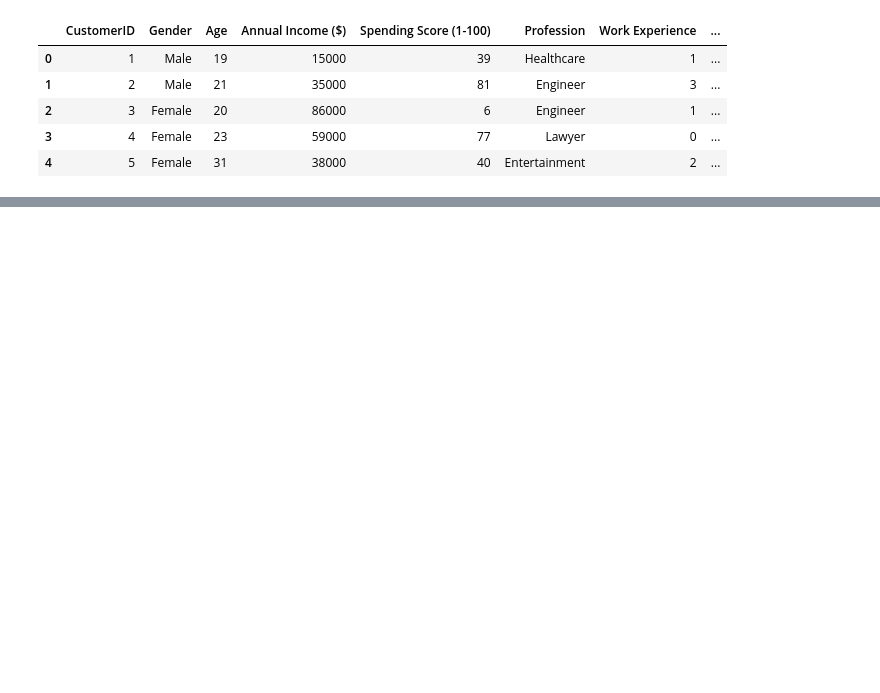
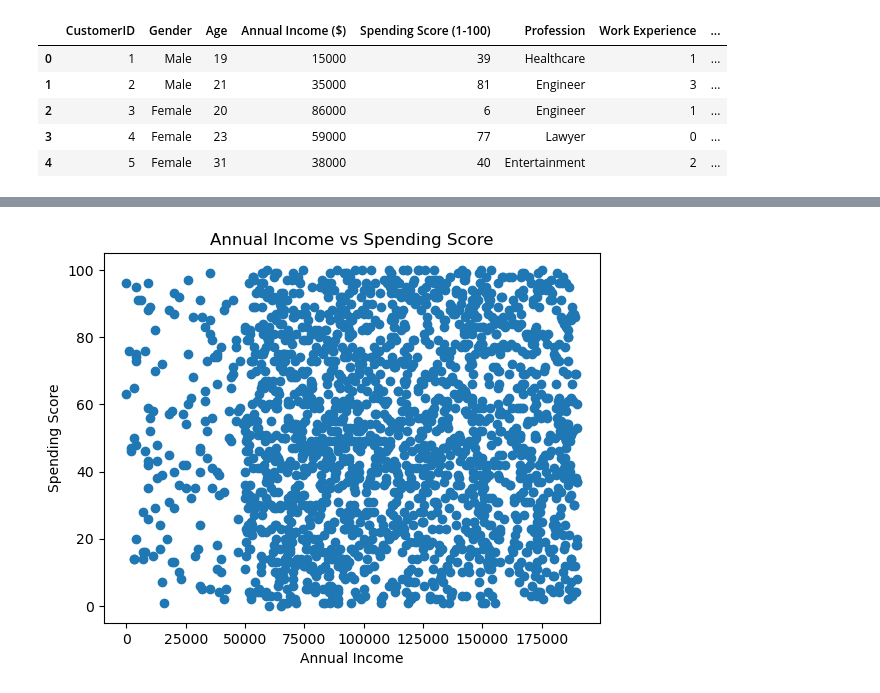
Before and after one commit to AlexanderFA/susu_search_retrieval_analysis, a Jupyter notebook: lab2/task1.ipynb, the cells around one changed output, grey strips where cells are left out. Drawn from its saved outputs; the diff is of its cells as text; code cells hidden in the pictures; blank space fills up the shorter version.

```diff
--- a/lab2/task1.ipynb
+++ b/lab2/task1.ipynb
@@ -11,0 +88,9 @@ df.head()
+# %%
+import matplotlib.pyplot as plt
+plt.scatter(df['Annual Income ($)'], df['Spending Score (1-100)'])
+plt.xlabel('Annual Income')
+plt.ylabel('Spending Score')
+plt.title('Annual Income vs Spending Score')
+plt.show()
+# %% [output]
+[figure, added]
```
Also changed, not shown: parts of 23 cells of this notebook.
